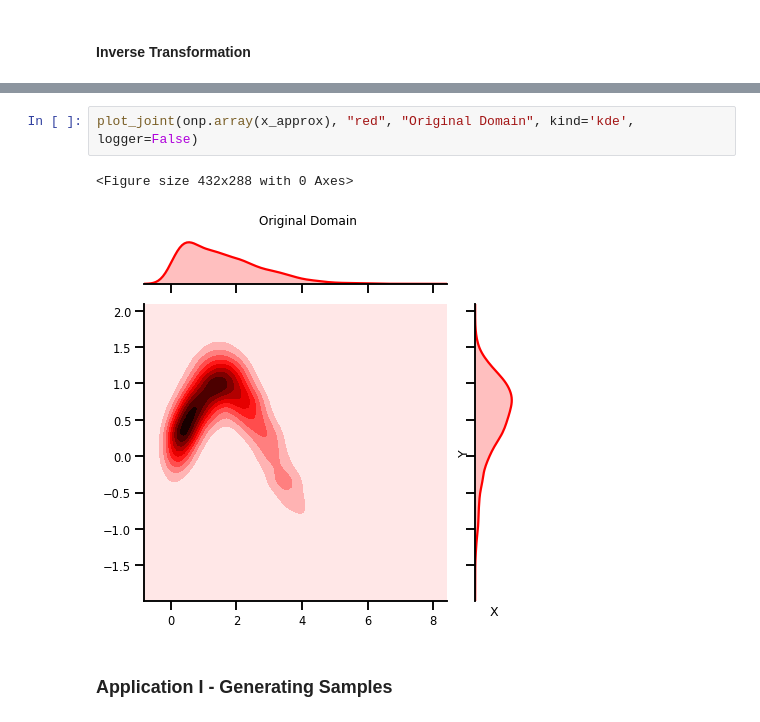
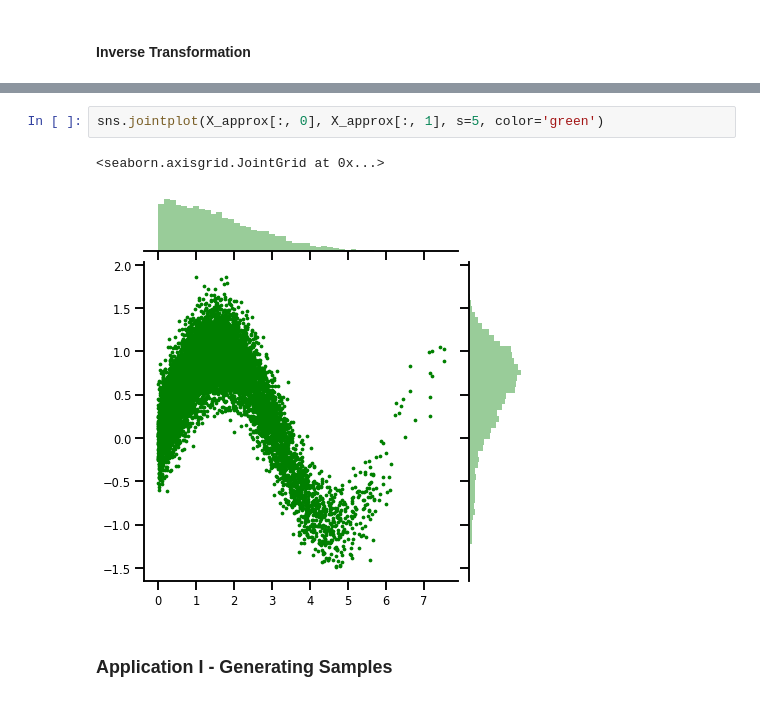
Before and after one commit to IPL-UV/rbig_jax, a Jupyter notebook: notebooks/parametric/1.0_Demo_GaussFlows.ipynb, the cells around one changed output, grey strips where cells are left out. Saved outputs shown, nothing was run; the diff lists cells and outputs as text.

```diff
--- a/notebooks/parametric/1.0_Demo_GaussFlows.ipynb
+++ b/notebooks/parametric/1.0_Demo_GaussFlows.ipynb
@@ -214,8 +214,8 @@ x_approx = gf_model.inverse_transform(z)
-# %%
-plot_joint(onp.array(x_approx), "red", "Original Domain", kind='kde', logger=False)
-# %% [output]
-<Figure size 432x288 with 0 Axes>
-[figure, removed]
+# %%
+sns.jointplot(X_approx[:, 0], X_approx[:, 1], s=5, color='green')
+# %% [output]
+<seaborn.axisgrid.JointGrid at 0x...>
+[figure, added]
 # %% [markdown]
 ### Application I - Generating Samples
 # %%
```
Also changed, not shown: parts of 18 cells of this notebook, 5 other files.
